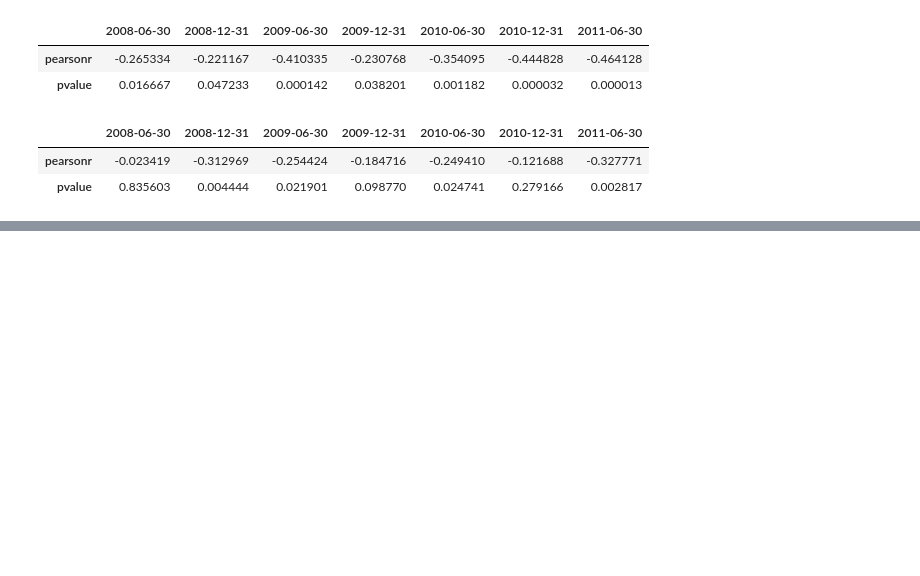
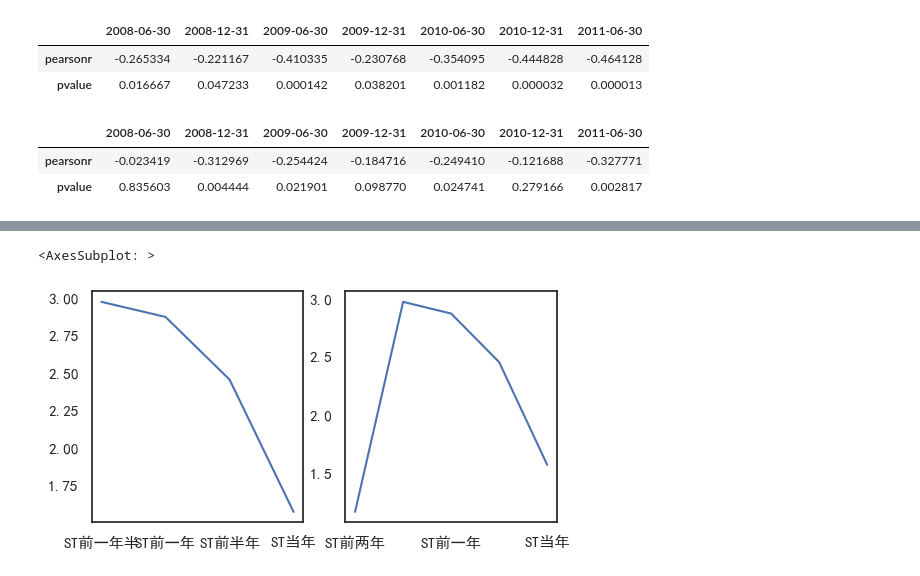
Before and after one commit to ErnestDong/papers, a Jupyter notebook: src/main.ipynb, the cells around one changed output, grey strips where cells are left out. Saved outputs shown, nothing was run; the diff lists cells and outputs as text; code cells hidden in the pictures; blank space fills up the shorter version.

```diff
--- a/src/main.ipynb
+++ b/src/main.ipynb
@@ -135,0 +165,5 @@ pearsons_vol
+# %%
+st_companies = st[
+    (st["date"] > "2010-06-30") & (st["stock"].isin(model.label.values()))
+]
+st_companies
@@ -135,0 +174,18 @@ pearsons_vol
+# %%
+st_stock_dd = {}
+for stock in st_companies.to_dict("records"):
+    stock_name = [i for i in model.label if model.label[i] == stock["stock"]][0]
+    st_stock_series = dd[stock_name].sort_index()
+
+    st_stock_dd[stock_name] = pd.concat(
+        [
+            st_stock_series[st_stock_series.index < stock["date"]].tail(4),
+            # .reset_index(drop=True),
+            st_stock_series[st_stock_series.index > stock["date"]].head(1)
+            # .reset_index(drop=True),
+        ],
+        ignore_index=True,
+    )
+st_stock_dd = pd.DataFrame(st_stock_dd)
+st_stock_dd.index = ["ST前两年", "ST前一年半", "ST前一年", "ST前半年", "ST当年"]
+st_stock_dd
@@ -135,0 +199,7 @@ pearsons_vol
+# %%
+fig, axes = plt.subplots(1, 2)
+st_stock_dd.mean(axis=1).tail(4).plot(ax=axes[0])
+st_stock_dd.mean(axis=1).plot(ax=axes[1])
+# %% [output]
+<AxesSubplot: >
+[figure, added]
```
Also changed, not shown: parts of 16 cells of this notebook, 8 other files.
